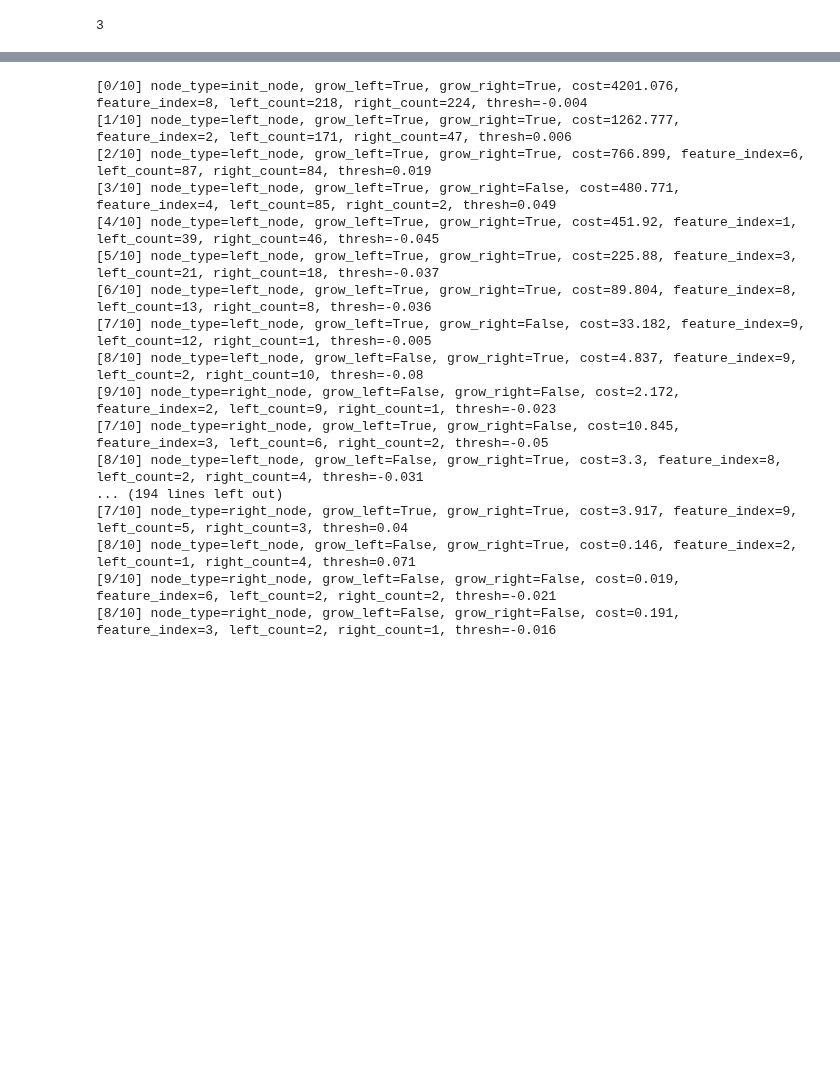
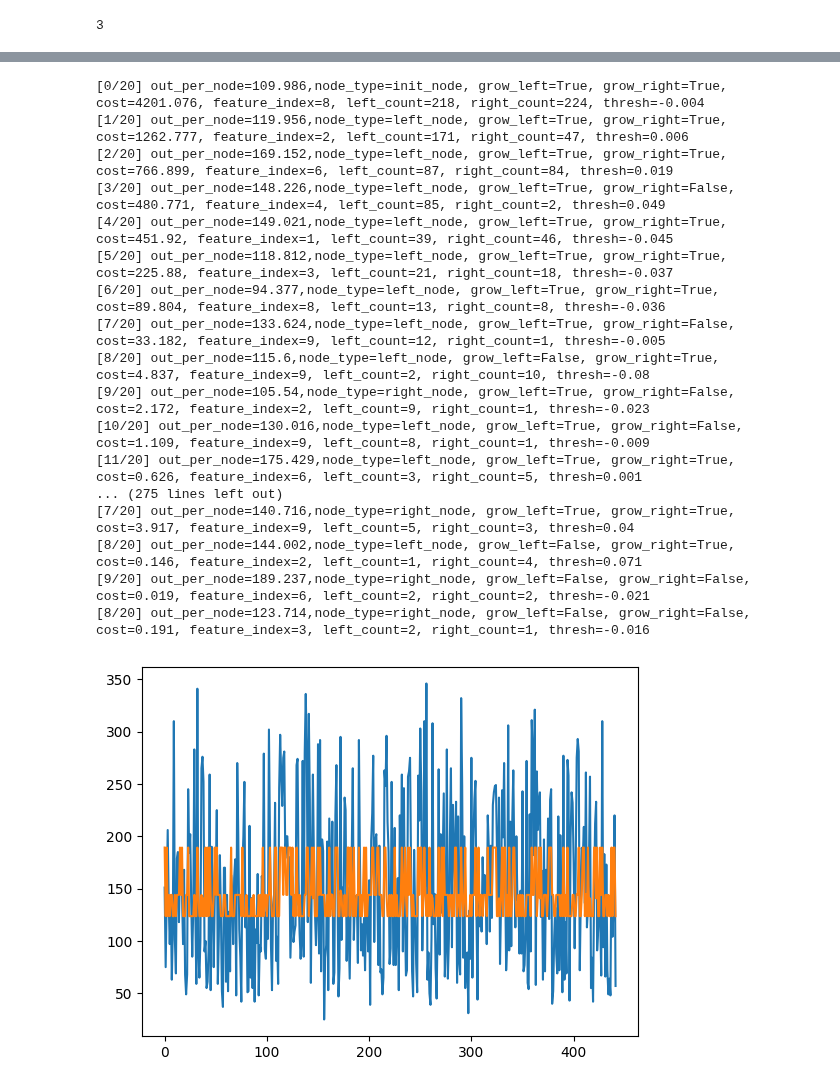
Before and after one commit to jumzzz/prob-ml, a Jupyter notebook: ch18/decision_trees/implementation/04-decision-tree-regressor.ipynb, the cells around one changed output, grey strips where cells are left out. Saved outputs shown, nothing was run; the diff lists cells and outputs as text; code cells hidden in the pictures; blank space fills up the shorter version.

```diff
--- a/ch18/decision_trees/implementation/04-decision-tree-regressor.ipynb
+++ b/ch18/decision_trees/implementation/04-decision-tree-regressor.ipynb
@@ -63,7 +63,8 @@ class TreeNode:
 
     def compute_out_per_node(self, X, y):
         output_mask = X[:, self.feat_index] <= self.thresh
-        self.out_per_node = np.mean(y * output_mask)
+        num_samples = np.sum(output_mask.astype(np.int32))
+        self.out_per_node = np.sum(y * output_mask) / num_samples
 
     def __init__(self,
                     X : np.array,
@@ -174,8 +175,15 @@ class TreeNode:
         return min_split_data
 
     def prediction_per_node(self, X, y_preds):
-        # X[:,self.feat_index] < self.thresh
-        pass
+        prediction_mask = X[:,self.feat_index] < self.thresh
+        prediction_indices = np.nonzero(prediction_mask)[0]
+        y_preds[prediction_indices] = self.out_per_node
+
+        if self.left_node is not None:
+            self.left_node.prediction_per_node(X, y_preds)
+
+        if self.right_node is not None:
+            self.right_node.prediction_per_node(X, y_preds)
 # %%
 data = load_diabetes()
 X,y = data['data'], data['target']
@@ -205,7 +213,7 @@ node = TreeNode(X,y, max_depth=20)
 from sklearn.datasets import load_diabetes
 import pandas as pd
 
-class DecisionTreeRegressor:
+class DumbDecisionTreeRegressor:
     def __init__(
             self,
             max_depth=5,
@@ -222,29 +230,45 @@ class DecisionTreeRegressor:
                              min_leaves=self.min_leaves,
                              depth=0
                             )
+
+
+    def predict(self, X):
+        y_preds = np.zeros((X.shape[0],))
+        self.node.prediction_per_node(X, y_preds)
+        return y_preds
 # %%
 data = load_diabetes()
 X,y = data['data'], data['target']
-max_depth = 10
+max_depth = 20
 min_leaves = 1
 
-model = DecisionTreeRegressor(max_depth=10, min_leaves=2)
+model = DumbDecisionTreeRegressor(max_depth=max_depth, min_leaves=2)
 model.fit(X,y)
 # %% [output]
-[0/10] node_type=init_node, grow_left=True, grow_right=True, cost=4201.076, feature_index=8, left_count=218, right_count=224, thresh=-0.004
-[1/10] node_type=left_node, grow_left=True, grow_right=True, cost=1262.777, feature_index=2, left_count=171, right_count=47, thresh=0.006
-[2/10] node_type=left_node, grow_left=True, grow_right=True, cost=766.899, feature_index=6, left_count=87, right_count=84, thresh=0.019
-[3/10] node_type=left_node, grow_left=True, grow_right=False, cost=480.771, feature_index=4, left_count=85, right_count=2, thresh=0.049
-[4/10] node_type=left_node, grow_left=True, grow_right=True, cost=451.92, feature_index=1, left_count=39, right_count=46, thresh=-0.045
-[5/10] node_type=left_node, grow_left=True, grow_right=True, cost=225.88, feature_index=3, left_count=21, right_count=18, thresh=-0.037
-[6/10] node_type=left_node, grow_left=True, grow_right=True, cost=89.804, feature_index=8, left_count=13, right_count=8, thresh=-0.036
-[7/10] node_type=left_node, grow_left=True, grow_right=False, cost=33.182, feature_index=9, left_count=12, right_count=1, thresh=-0.005
-[8/10] node_type=left_node, grow_left=False, grow_right=True, cost=4.837, feature_index=9, left_count=2, right_count=10, thresh=-0.08
-[9/10] node_type=right_node, grow_left=False, grow_right=False, cost=2.172, feature_index=2, left_count=9, right_count=1, thresh=-0.023
-[7/10] node_type=right_node, grow_left=True, grow_right=False, cost=10.845, feature_index=3, left_count=6, right_count=2, thresh=-0.05
-[8/10] node_type=left_node, grow_left=False, grow_right=True, cost=3.3, feature_index=8, left_count=2, right_count=4, thresh=-0.031
-... (194 lines left out)
-[7/10] node_type=right_node, grow_left=True, grow_right=True, cost=3.917, feature_index=9, left_count=5, right_count=3, thresh=0.04
-[8/10] node_type=left_node, grow_left=False, grow_right=True, cost=0.146, feature_index=2, left_count=1, right_count=4, thresh=0.071
-[9/10] node_type=right_node, grow_left=False, grow_right=False, cost=0.019, feature_index=6, left_count=2, right_count=2, thresh=-0.021
-[8/10] node_type=right_node, grow_left=False, grow_right=False, cost=0.191, feature_index=3, left_count=2, right_count=1, thresh=-0.016
+[0/20] out_per_node=109.986,node_type=init_node, grow_left=True, grow_right=True, cost=4201.076, feature_index=8, left_count=218, right_count=224, thresh=-0.004
+[1/20] out_per_node=119.956,node_type=left_node, grow_left=True, grow_right=True, cost=1262.777, feature_index=2, left_count=171, right_count=47, thresh=0.006
+[2/20] out_per_node=169.152,node_type=left_node, grow_left=True, grow_right=True, cost=766.899, feature_index=6, left_count=87, right_count=84, thresh=0.019
+[3/20] out_per_node=148.226,node_type=left_node, grow_left=True, grow_right=False, cost=480.771, feature_index=4, left_count=85, right_count=2, thresh=0.049
+[4/20] out_per_node=149.021,node_type=left_node, grow_left=True, grow_right=True, cost=451.92, feature_index=1, left_count=39, right_count=46, thresh=-0.045
+[5/20] out_per_node=118.812,node_type=left_node, grow_left=True, grow_right=True, cost=225.88, feature_index=3, left_count=21, right_count=18, thresh=-0.037
+[6/20] out_per_node=94.377,node_type=left_node, grow_left=True, grow_right=True, cost=89.804, feature_index=8, left_count=13, right_count=8, thresh=-0.036
+[7/20] out_per_node=133.624,node_type=left_node, grow_left=True, grow_right=False, cost=33.182, feature_index=9, left_count=12, right_count=1, thresh=-0.005
+[8/20] out_per_node=115.6,node_type=left_node, grow_left=False, grow_right=True, cost=4.837, feature_index=9, left_count=2, right_count=10, thresh=-0.08
+[9/20] out_per_node=105.54,node_type=right_node, grow_left=True, grow_right=False, cost=2.172, feature_index=2, left_count=9, right_count=1, thresh=-0.023
+[10/20] out_per_node=130.016,node_type=left_node, grow_left=True, grow_right=False, cost=1.109, feature_index=9, left_count=8, right_count=1, thresh=-0.009
+[11/20] out_per_node=175.429,node_type=left_node, grow_left=True, grow_right=True, cost=0.626, feature_index=6, left_count=3, right_count=5, thresh=0.001
+... (275 lines left out)
+[7/20] out_per_node=140.716,node_type=right_node, grow_left=True, grow_right=True, cost=3.917, feature_index=9, left_count=5, right_count=3, thresh=0.04
+[8/20] out_per_node=144.002,node_type=left_node, grow_left=False, grow_right=True, cost=0.146, feature_index=2, left_count=1, right_count=4, thresh=0.071
+[9/20] out_per_node=189.237,node_type=right_node, grow_left=False, grow_right=False, cost=0.019, feature_index=6, left_count=2, right_count=2, thresh=-0.021
+[8/20] out_per_node=123.714,node_type=right_node, grow_left=False, grow_right=False, cost=0.191, feature_index=3, left_count=2, right_count=1, thresh=-0.016
+# %%
+import matplotlib.pyplot as plt
+
+y_preds = model.predict(X)
+
+plt.plot(np.arange(y.shape[0]), y)
+plt.plot(np.arange(y.shape[0]), y_preds)
+plt.show()
+# %% [output]
+[figure, added]
```
Also changed, not shown: parts of 2 cells of this notebook.
